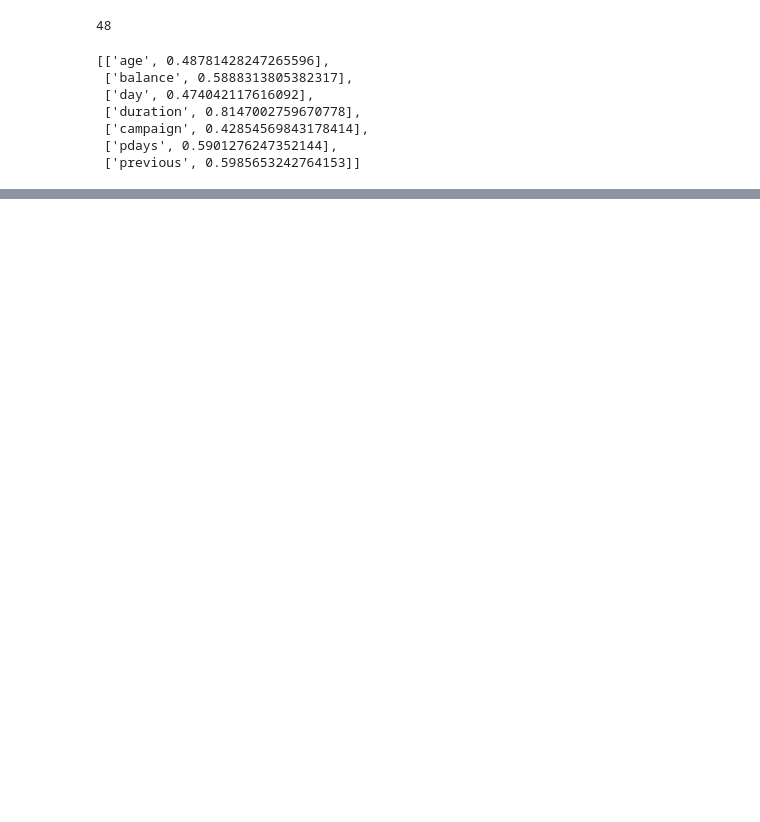
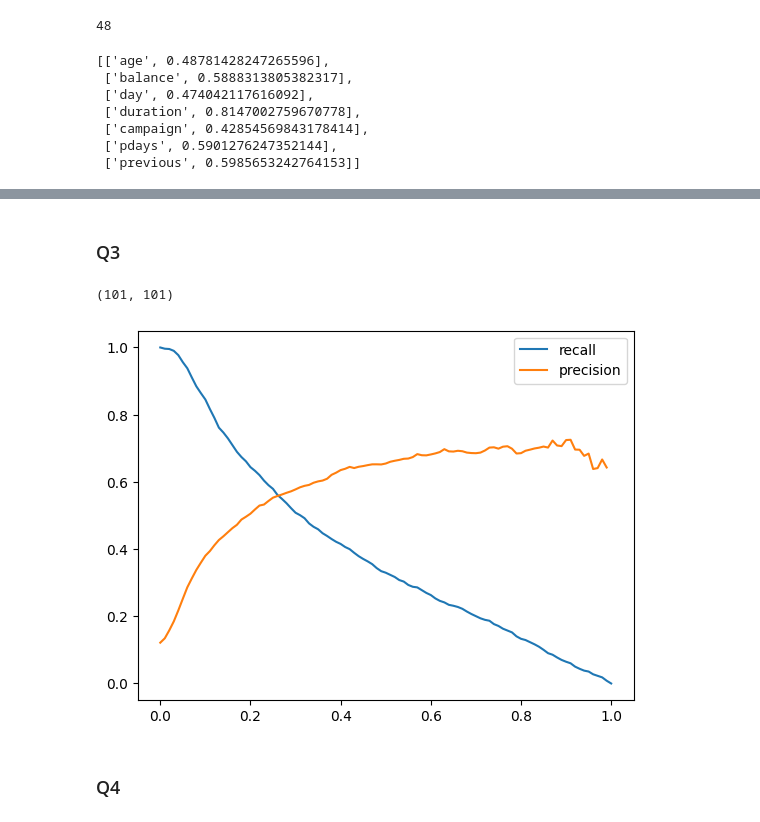
Before and after one commit to haniyrasul/CodeCraft, a Jupyter notebook: ML_ZoomCamp/4. Evaluation/HW4.ipynb, the cells around one changed output, grey strips where cells are left out. Cells and saved outputs as stored; diff of their text form; code cells hidden in the pictures; blank space fills up the shorter version.

```diff
--- a/ML_ZoomCamp/4. Evaluation/HW4.ipynb
+++ b/ML_ZoomCamp/4. Evaluation/HW4.ipynb
@@ -131,0 +130,10 @@ NotFittedError: This LogisticRegression instance is not fitted yet. Call 'fit' w
+# %%
+def predict(df, dv, model):
+    dicts = df[categorical + numerical].to_dict(orient='records')
+
+    X = dv.transform(dicts)
+    y_pred = model.predict_proba(X)[:, 1]
+
+    return y_pred
+# %%
+y_pred = predict(df_val, dv, model)
@@ -131,0 +144,2 @@ NotFittedError: This LogisticRegression instance is not fitted yet. Call 'fit' w
+# %% [markdown]
+### Q3
@@ -131,0 +148,43 @@ NotFittedError: This LogisticRegression instance is not fitted yet. Call 'fit' w
+# %%
+def tpr_fpr_dataframe(y_val, y_pred):
+    recall = []
+    precision = []
+
+    thresholds = np.linspace(0, 1, 101)
+
+    for t in thresholds:
+        actual_positive = (y_val == 1)
+        actual_negative = (y_val == 0)
+
+        predict_positive = (y_pred >= t)
+        predict_negative = (y_pred < t)
+
+        tp = (predict_positive & actual_positive).sum()
+        tn = (predict_negative & actual_negative).sum()
+
+        fp = (predict_positive & actual_negative).sum()
+        fn = (predict_negative & actual_positive).sum()
+
+        p = tp / (tp + fp)
+        r = tp / (tp + fn)
+
+        precision.append(p)
+        recall.append(r)
+
+    return recall, precision
+# %%
+recall, precision = tpr_fpr_dataframe(y_val,y_pred)
+thresholds = np.linspace(0, 1, 101)
+# %%
+len(recall), len(precision)
+# %% [output]
+(101, 101)
+# %%
+plt.plot(thresholds, recall, label='recall')
+plt.plot(thresholds, precision, label='precision')
+plt.legend()
+plt.show()
+# %% [output]
+[figure, added]
+# %% [markdown]
+### Q4
```
Also changed, not shown: parts of 13 cells of this notebook.
